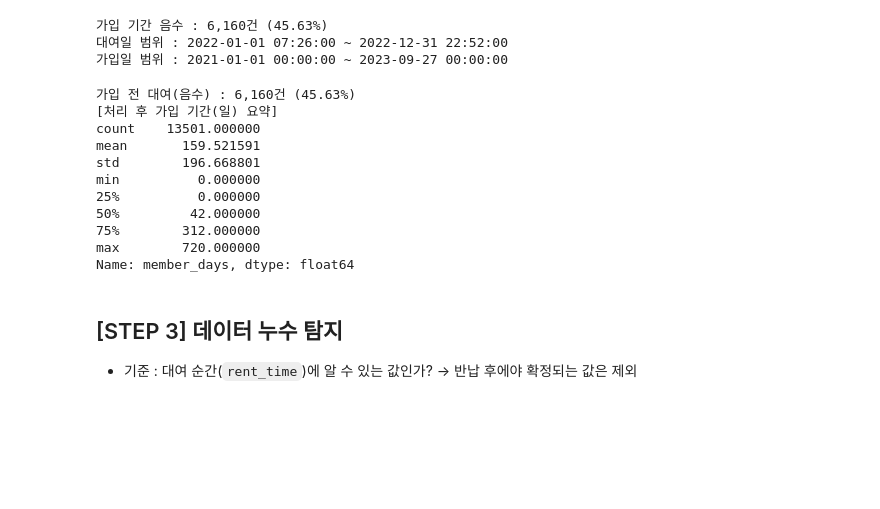
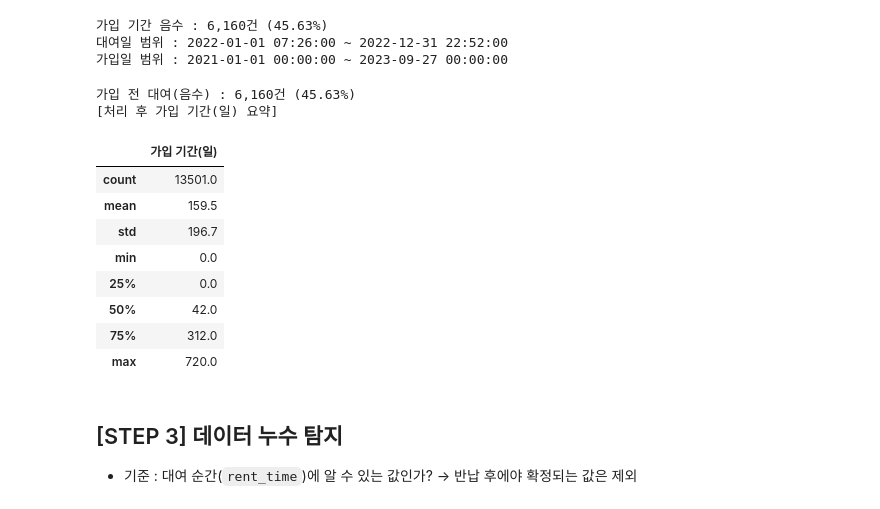
Before and after one commit to yoell1/6_Python, a Jupyter notebook: 10_02종합 실습 문제/ml_solution_dummy.ipynb, the cells around one changed output. Saved outputs shown, nothing was run; the diff lists cells and outputs as text; code cells hidden in the pictures; blank space fills up the shorter version.

```diff
--- a/10_02종합 실습 문제/ml_solution_dummy.ipynb
+++ b/10_02종합 실습 문제/ml_solution_dummy.ipynb
@@ -148,24 +148,24 @@ print(f"가입일 범위 : {users['join_date'].min()} ~ {users['join_date'].max(
 # %%
 # 8. 가입 기간 음수 처리 : 기본은 0으로 대체 (나머지 방법은 마지막에 비교)
 df["member_days_raw"] = df["member_days"]                # 원본 보관 (비교 실험용)
 df["join_error"] = (df["member_days"] < 0).astype(int)   # 원래 음수였으면 1
 df["member_days"] = df["member_days"].clip(lower=0)      # 음수 → 0
 
 print(f"가입 전 대여(음수) : {df['join_error'].sum():,}건 ({df['join_error'].mean():.2%})")
 print("[처리 후 가입 기간(일) 요약]")
-print(df["member_days"].describe())
+display(df["member_days"].describe().round(1).to_frame("가입 기간(일)"))
 # %% [output]
 가입 전 대여(음수) : 6,160건 (45.63%)
 [처리 후 가입 기간(일) 요약]
-count    13501.000000
-mean       159.521591
-std        196.668801
-min          0.000000
-25%          0.000000
-50%         42.000000
-75%        312.000000
-max        720.000000
-Name: member_days, dtype: float64
+|  | 가입 기간(일) |
+| count | 13501.0 |
+| mean | 159.5 |
+| std | 196.7 |
+| min | 0.0 |
+| 25% | 0.0 |
+| 50% | 42.0 |
+| 75% | 312.0 |
+| max | 720.0 |
 # %% [markdown]
 ## [STEP 3] 데이터 누수 탐지
 - 기준 : 대여 순간(`rent_time`)에 알 수 있는 값인가? → 반납 후에야 확정되는 값은 제외
```
Also changed, not shown: parts of 7 cells of this notebook, 2 other files.
